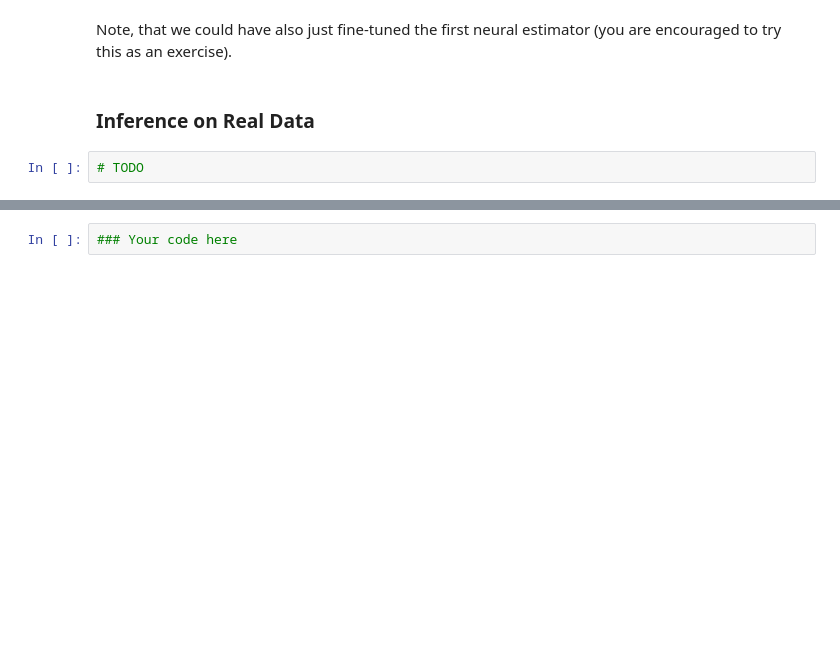
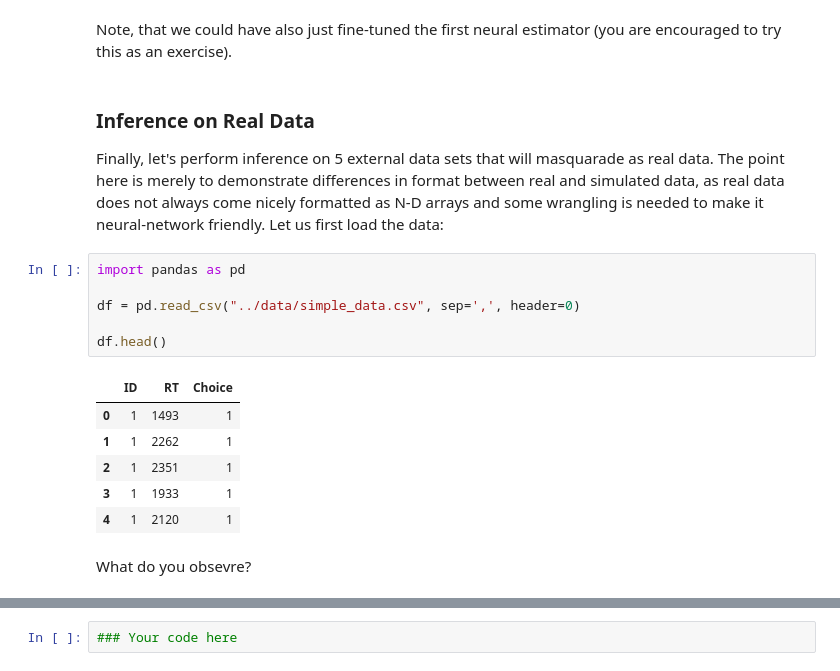
Before and after one commit to bayesflow-org/bayesflow_workshops, a Jupyter notebook: carney_comp_2025/notebooks/ssms_bayesflow.ipynb, the cells around one changed output, grey strips where cells are left out. Drawn from its saved outputs; the diff is of its cells as text; blank space fills up the shorter version.

```diff
--- a/carney_comp_2025/notebooks/ssms_bayesflow.ipynb
+++ b/carney_comp_2025/notebooks/ssms_bayesflow.ipynb
@@ -479,5 +479,20 @@ figures = workflow.plot_default_diagnostics(
 Note, that we could have also just fine-tuned the first neural estimator (you are encouraged to try this as an exercise).
 # %% [markdown]
 ### Inference on Real Data
+
+Finally, let's perform inference on 5 external data sets that will masquarade as real data. The point here is merely to demonstrate differences in format between real and simulated data, as real data does not always come nicely formatted as N-D arrays and some wrangling is needed to make it neural-network friendly. Let us first load the data:
-# %%
-# TODO
+# %%
+import pandas as pd
+
+df = pd.read_csv("../data/simple_data.csv", sep=',', header=0)
+
+df.head()
+# %% [output]
+|  | ID | RT | Choice |
+| 0 | 1 | 1493 | 1 |
+| 1 | 1 | 2262 | 1 |
+| 2 | 1 | 2351 | 1 |
+| 3 | 1 | 1933 | 1 |
+| 4 | 1 | 2120 | 1 |
+# %% [markdown]
+What do you obsevre?
```
Also changed, not shown: parts of 10 cells of this notebook, 1 other file.
